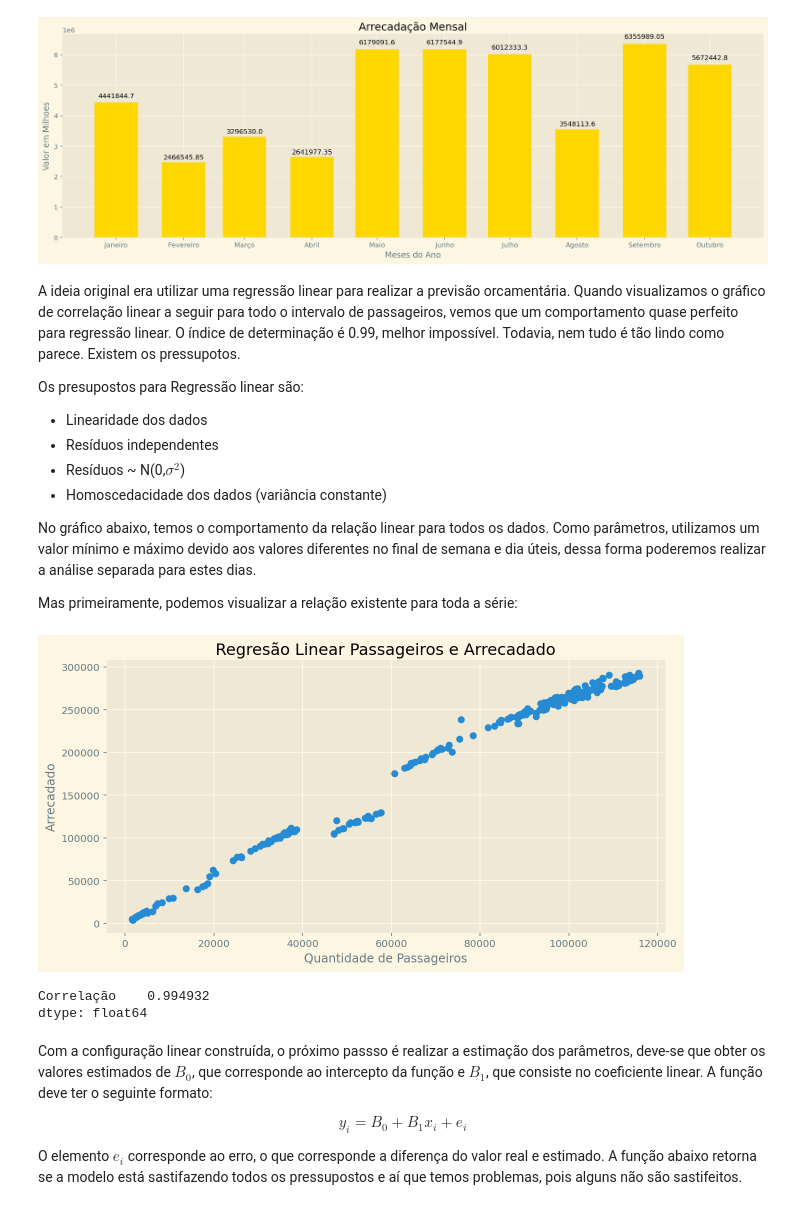
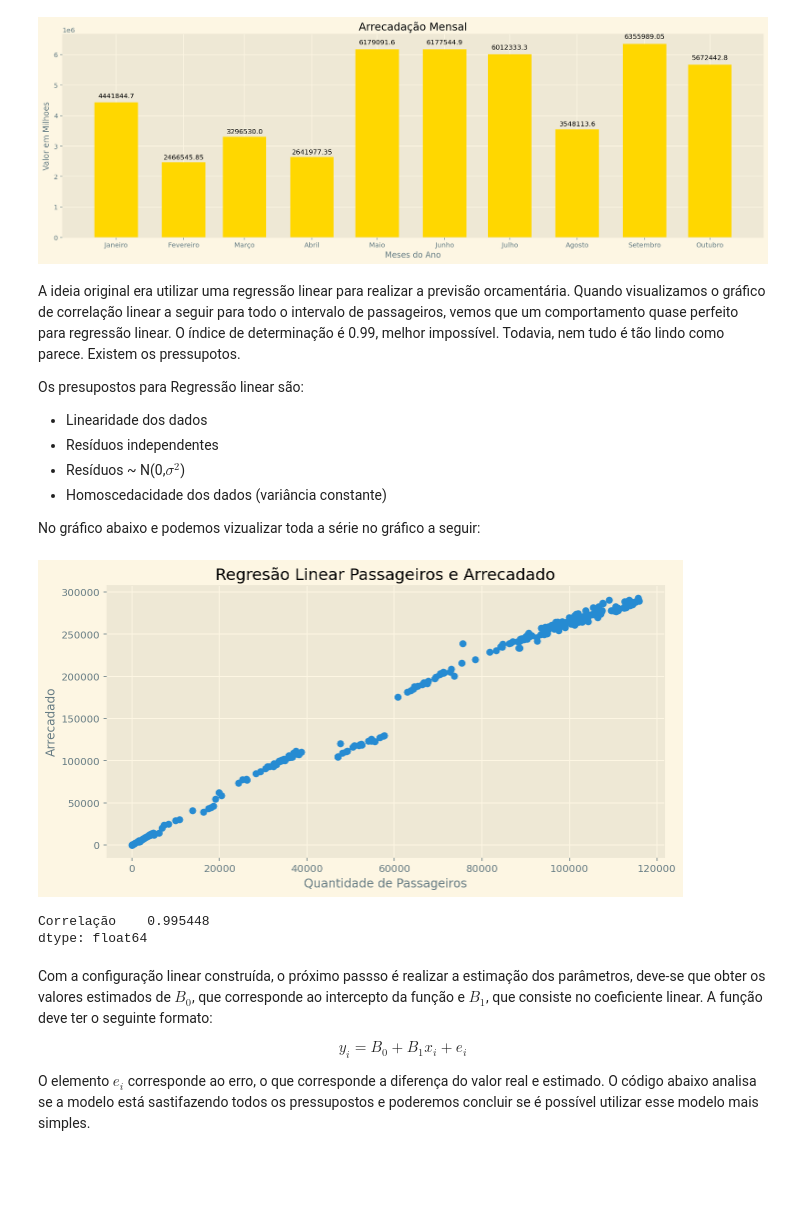
Before and after one commit to filmateus/Tranporte_Publico, a Jupyter notebook: forecasting_public_transportation.ipynb, the cells around one changed output. Drawn from its saved outputs; the diff is of its cells as text; code cells hidden in the pictures; blank space fills up the shorter version.

```diff
--- a/forecasting_public_transportation.ipynb
+++ b/forecasting_public_transportation.ipynb
@@ -680,37 +699,34 @@ Os presupostos para Regressão linear são:
 - Resíduos ~ N(0,$\sigma^{2}$)
 - Homoscedacidade dos dados (variância constante)
 
-No gráfico abaixo, temos o comportamento da relação linear para todos os dados. Como parâmetros, utilizamos um valor mínimo e máximo devido aos valores diferentes no final de semana e dia úteis, dessa forma poderemos realizar a análise separada para estes dias.
-
-Mas primeiramente, podemos visualizar a relação existente para toda a série:
+No gráfico abaixo e podemos vizualizar toda a série no gráfico a seguir:
 # %%
 import scipy.stats
 
-def graph_cor(min, max):
-    previ_financial = df.groupby('Data Coleta')[['Passageiros', 'Valor Passageiros']].agg('sum')
-    previ_financial = previ_financial[(previ_financial.Passageiros > min)]
-    previ_financial = previ_financial[(previ_financial.Passageiros < max)]
+previ_financial = df.groupby('Data Coleta')[['Passageiros', 'Valor Passageiros']].agg('sum').reset_index()
 
+
+def graph_cor():
     fig, axs = plt.subplots(sharey=True)
     fig.set_size_inches(10,5)
     plt.scatter(x = previ_financial['Passageiros'], y = previ_financial['Valor Passageiros'])
     plt.title("Regresão Linear Passageiros e Arrecadado")
     plt.xlabel("Quantidade de Passageiros")
     plt.ylabel("Arrecadado")
 
     plt.show()
     reg_pas = scipy.stats.pearsonr(previ_financial['Passageiros'], previ_financial['Valor Passageiros'])
     df_reg = pd.Series(reg_pas[0], index = ["Correlação"])
     print(df_reg)
 
-graph_cor(1500, 150000)
+graph_cor()
 # %% [output]
-[figure, old version]
+[figure, new version]
-Correlação    0.994932
+Correlação    0.995448
 dtype: float64
 # %% [markdown]
 Com a configuração linear construída, o próximo passso é realizar a estimação dos parâmetros, deve-se que obter os valores estimados de $B_{0}$, que corresponde ao intercepto da função e $B_{1}$, que consiste no coeficiente linear. A função deve ter o seguinte formato:
 
 $$y_{i} = B_{0} + B_{1}x_{i} + e_{i}$$
 
-O elemento $e_{i}$ corresponde ao erro, o que corresponde a diferença do valor real e estimado. A função abaixo retorna se a modelo está sastifazendo todos os pressupostos e aí que temos problemas, pois alguns não são sastifeitos.
+O elemento $e_{i}$ corresponde ao erro, o que corresponde a diferença do valor real e estimado. O código abaixo analisa se a modelo está sastifazendo todos os pressupostos e poderemos concluir se é possível utilizar esse modelo mais simples.
```
Also changed, not shown: parts of 21 cells of this notebook, 1 other file.
